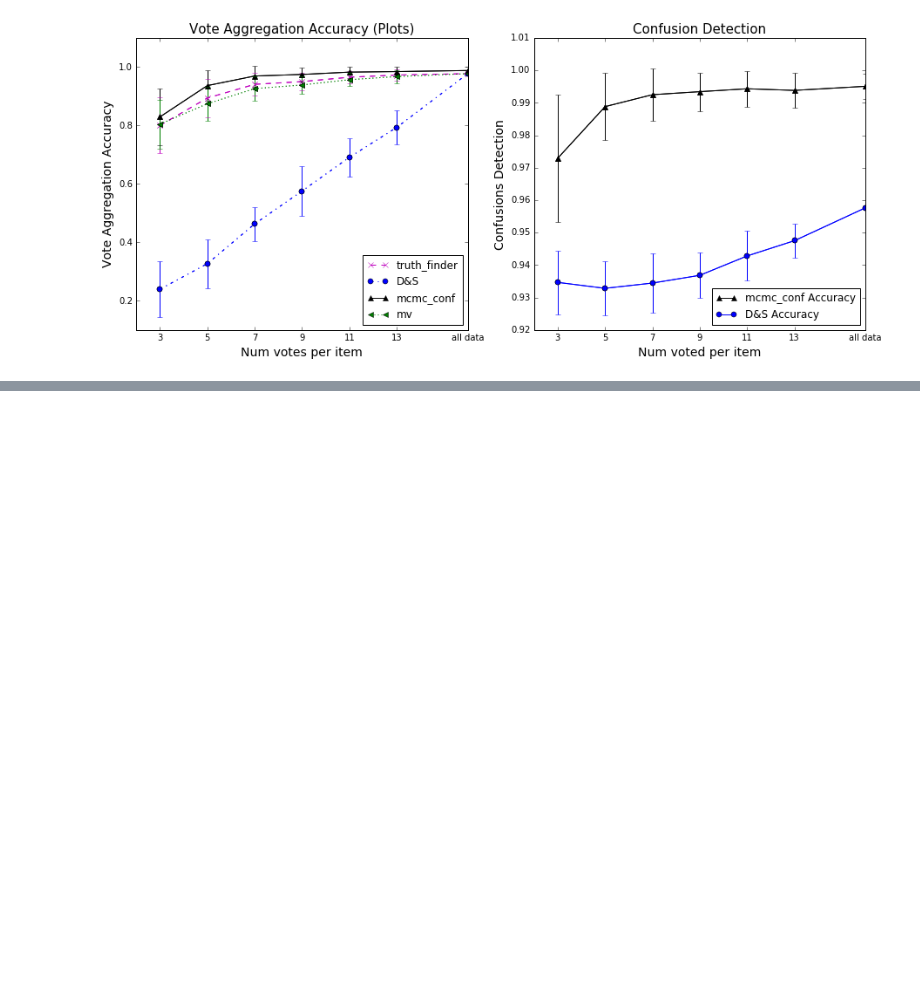
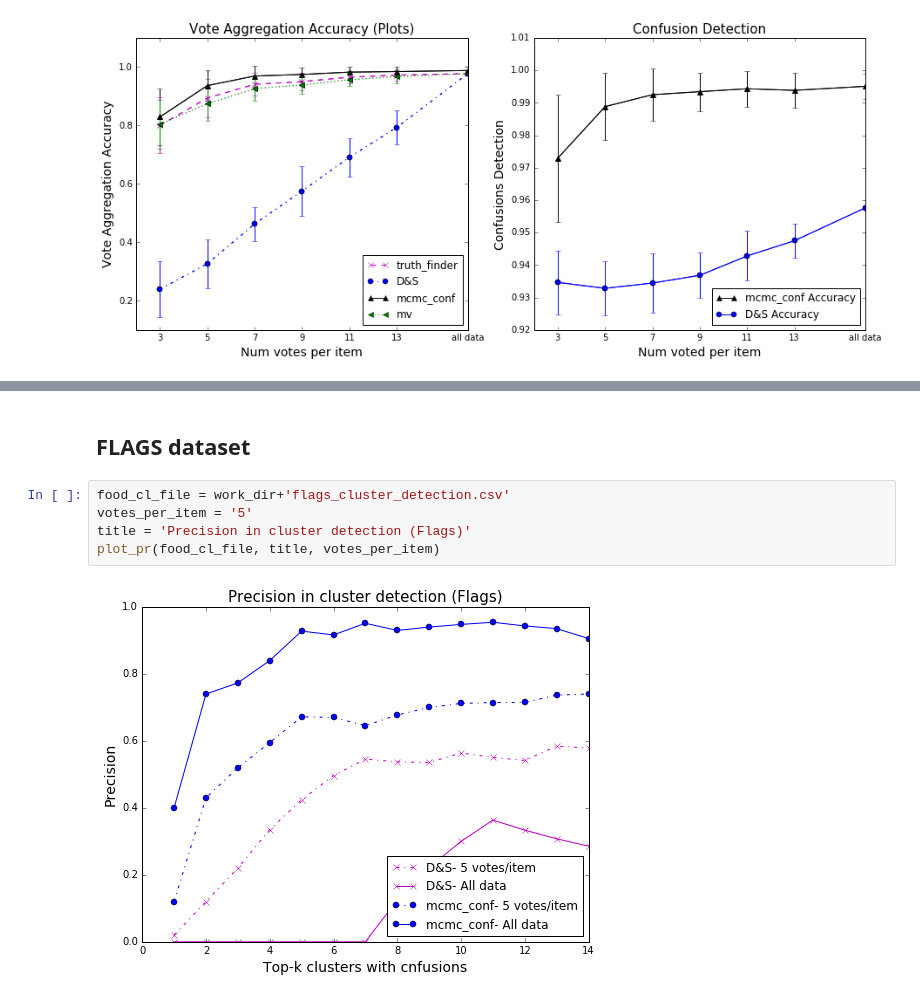
Before and after one commit to Evgeneus/fuzzy-data-fusion, a Jupyter notebook: experiment/notebooks/experiments.ipynb, the cells around one changed output, grey strips where cells are left out. Drawn from its saved outputs; the diff is of its cells as text; blank space fills up the shorter version.

```diff
--- a/experiment/notebooks/experiments.ipynb
+++ b/experiment/notebooks/experiments.ipynb
@@ -251,0 +281,9 @@ plot_accu(plots_file, title_plots)
+# %% [markdown]
+## FLAGS dataset
+# %%
+food_cl_file = work_dir+'flags_cluster_detection.csv'
+votes_per_item = '5'
+title = 'Precision in cluster detection (Flags)'
+plot_pr(food_cl_file, title, votes_per_item)
+# %% [output]
+[figure, added]
```
Also changed, not shown: parts of 7 cells of this notebook.
